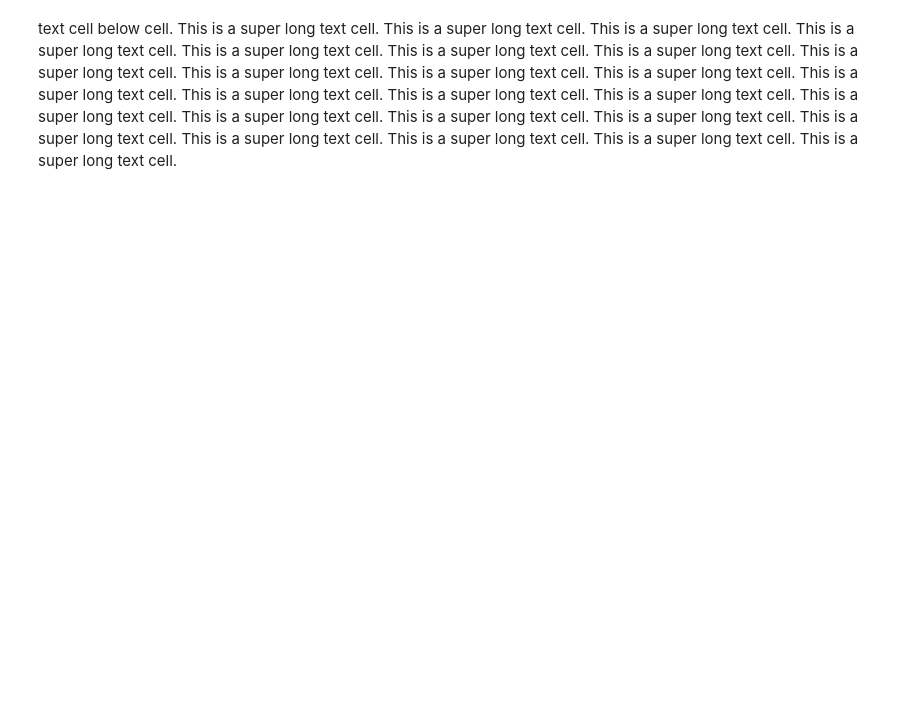
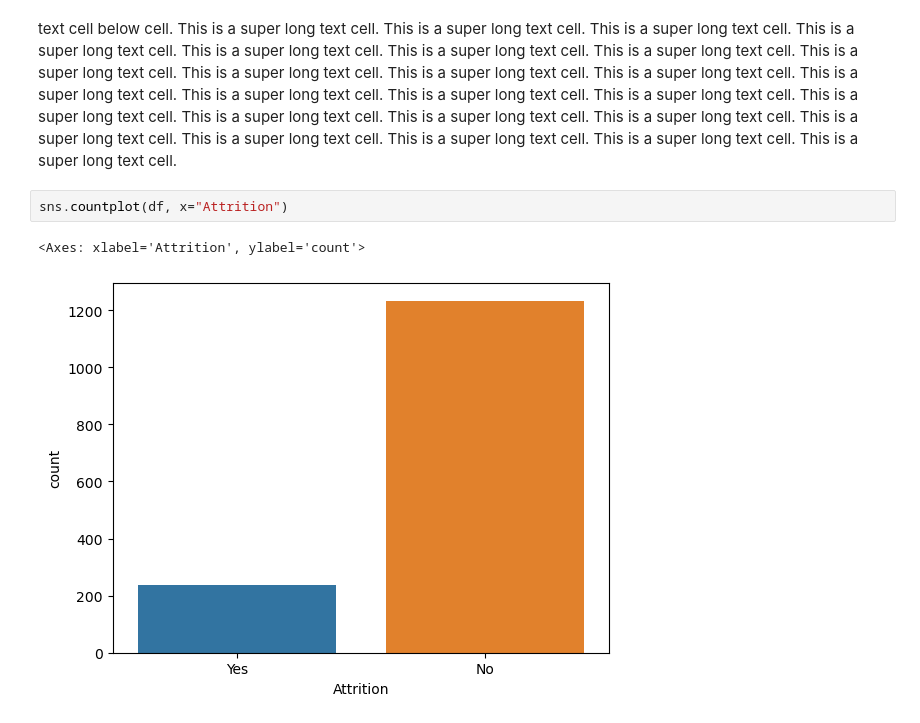
Before and after one commit to yixin0829/jupyterlab-nb-viz, a Jupyter notebook: jupyterlab-nb-viz/notebooks/simple.ipynb, the cells around one changed output. Drawn from its saved outputs; the diff is of its cells as text; blank space fills up the shorter version.

```diff
--- a/jupyterlab-nb-viz/notebooks/simple.ipynb
+++ b/jupyterlab-nb-viz/notebooks/simple.ipynb
@@ -33,2 +33,7 @@ fig.show()
 # %% [markdown]
 text cell below cell. This is a super long text cell. This is a super long text cell. This is a super long text cell. This is a super long text cell. This is a super long text cell. This is a super long text cell. This is a super long text cell. This is a super long text cell. This is a super long text cell. This is a super long text cell. This is a super long text cell. This is a super long text cell. This is a super long text cell. This is a super long text cell. This is a super long text cell. This is a super long text cell. This is a super long text cell. This is a super long text cell. This is a super long text cell. This is a super long text cell. This is a super long text cell. This is a super long text cell. This is a super long text cell. This is a super long text cell.
+# %%
+sns.countplot(df, x="Attrition")
+# %% [output]
+<Axes: xlabel='Attrition', ylabel='count'>
+[figure, added]
```
Also changed, not shown: parts of 4 cells of this notebook, 8 other files.
